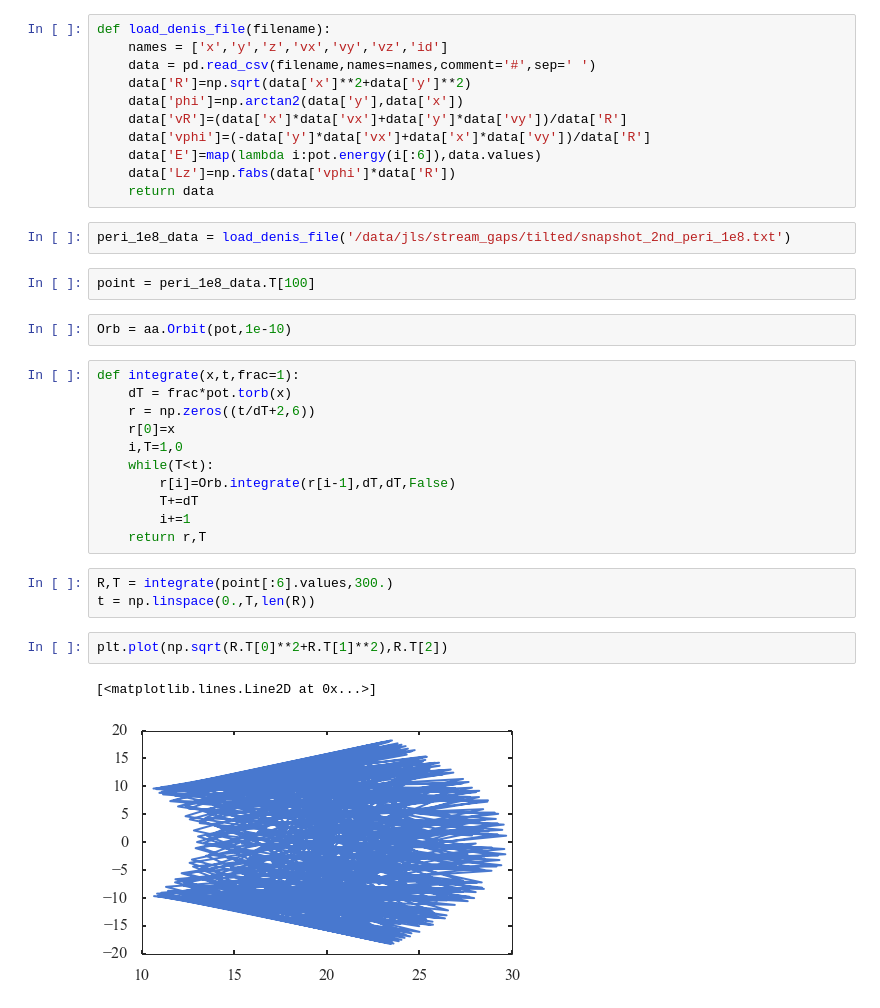
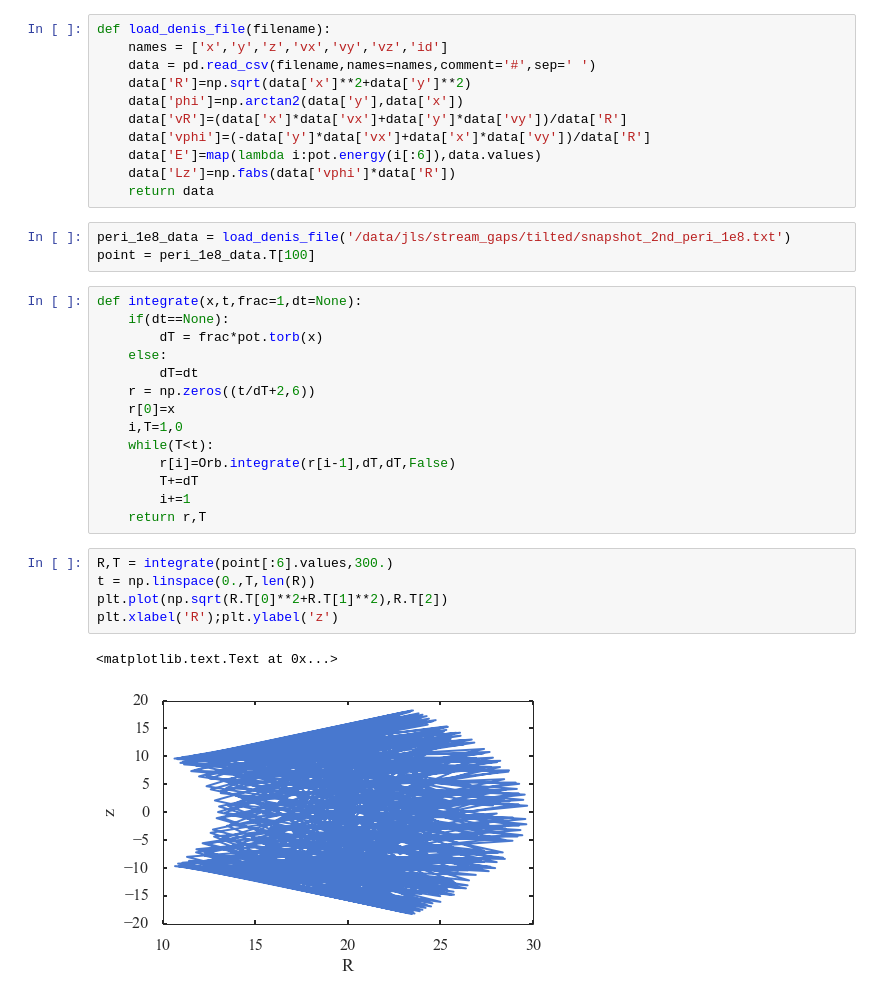
Before and after one commit to jobovy/streamgap-aa, a Jupyter notebook: py/ActionCheck.ipynb, the cells around one changed output. Cells and saved outputs as stored; diff of their text form.

```diff
--- a/py/ActionCheck.ipynb
+++ b/py/ActionCheck.ipynb
@@ -22,13 +25,13 @@ def load_denis_file(filename):
     return data
 # %%
 peri_1e8_data = load_denis_file('/data/jls/stream_gaps/tilted/snapshot_2nd_peri_1e8.txt')
+point = peri_1e8_data.T[100]
-# %%
-point = peri_1e8_data.T[100]
-# %%
-Orb = aa.Orbit(pot,1e-10)
 # %%
-def integrate(x,t,frac=1):
-    dT = frac*pot.torb(x)
+def integrate(x,t,frac=1,dt=None):
+    if(dt==None):
+        dT = frac*pot.torb(x)
+    else:
+        dT=dt
     r = np.zeros((t/dT+2,6))
     r[0]=x
     i,T=1,0
@@ -40,11 +43,11 @@ def integrate(x,t,frac=1):
 # %%
 R,T = integrate(point[:6].values,300.)
 t = np.linspace(0.,T,len(R))
+plt.plot(np.sqrt(R.T[0]**2+R.T[1]**2),R.T[2])
+plt.xlabel('R');plt.ylabel('z')
+# %% [output]
+<matplotlib.text.Text at 0x...>
+[figure, added]
-# %%
-plt.plot(np.sqrt(R.T[0]**2+R.T[1]**2),R.T[2])
-# %% [output]
-[<matplotlib.lines.Line2D at 0x...>]
-[figure, removed]
 # %%
 A = np.array(map(lambda x: AA.actions(x),R))
 A2 = np.array(map(lambda x: AA.angles(x),R))
```
Also changed, not shown: parts of 11 cells of this notebook, 2 other files.
